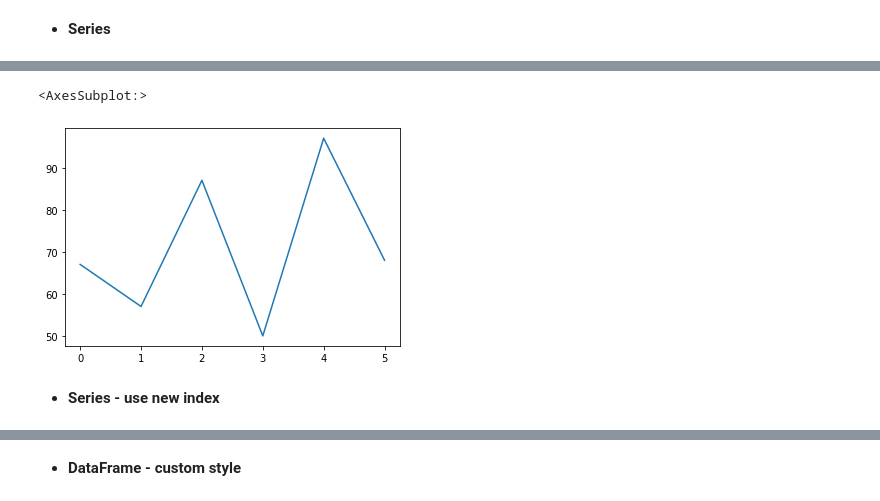
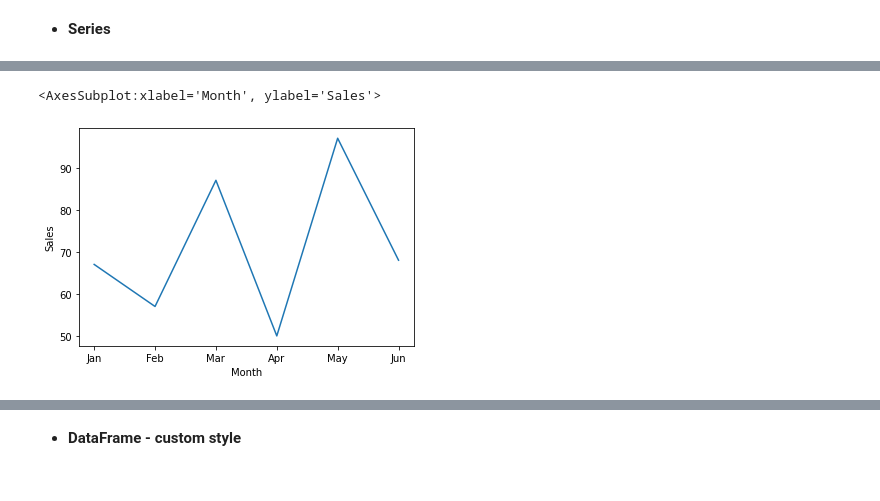
Before and after one commit to elthin/EBA3400, a Jupyter notebook: 02_jupyter_lecture/11_Pandas4 visualization.ipynb, the cells around one changed output, grey strips where cells are left out. Cells and saved outputs as stored; diff of their text form; code cells hidden in the pictures.

```diff
--- a/02_jupyter_lecture/11_Pandas4 visualization.ipynb
+++ b/02_jupyter_lecture/11_Pandas4 visualization.ipynb
@@ -107,0 +93,4 @@ Name: Sales, dtype: int64
+# %%
+series_A = pd.Series([67, 57, 87, 50, 97, 68],
+                     index = ["Jan","Feb","Mar","Apr","May","Jun"])
+series_A
@@ -108,7 +105,5 @@ Name: Sales, dtype: int64
 # %%
-series_A.plot()
+series_A.plot(xlabel ="Month", ylabel ="Sales")
 # %% [output]
-<AxesSubplot:>
+<AxesSubplot:xlabel='Month', ylabel='Sales'>
-[figure, old version]
+[figure, new version]
-# %% [markdown]
-- **Series - use new index**
```
Also changed, not shown: parts of 109 cells of this notebook, 30 other files.
